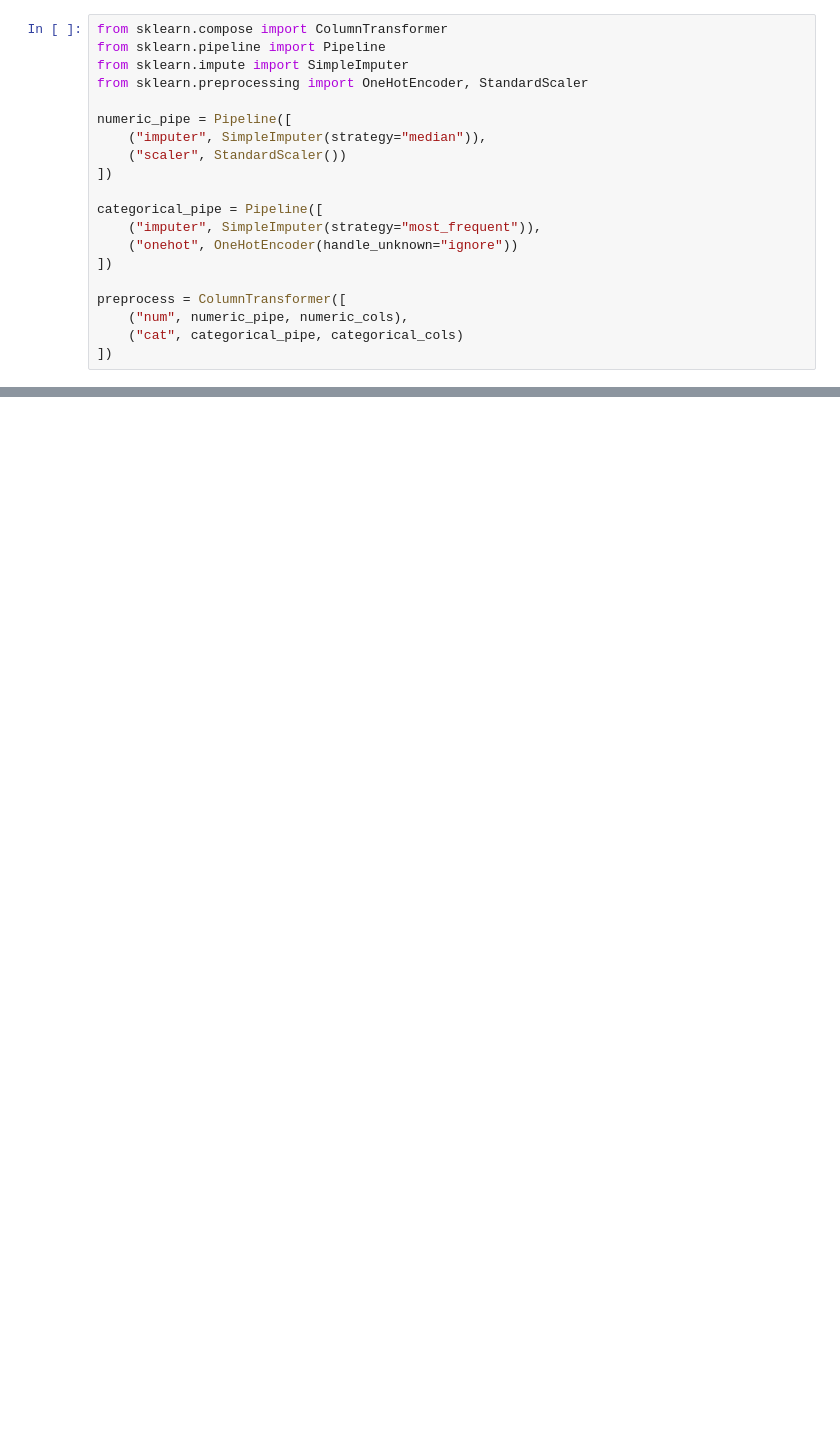
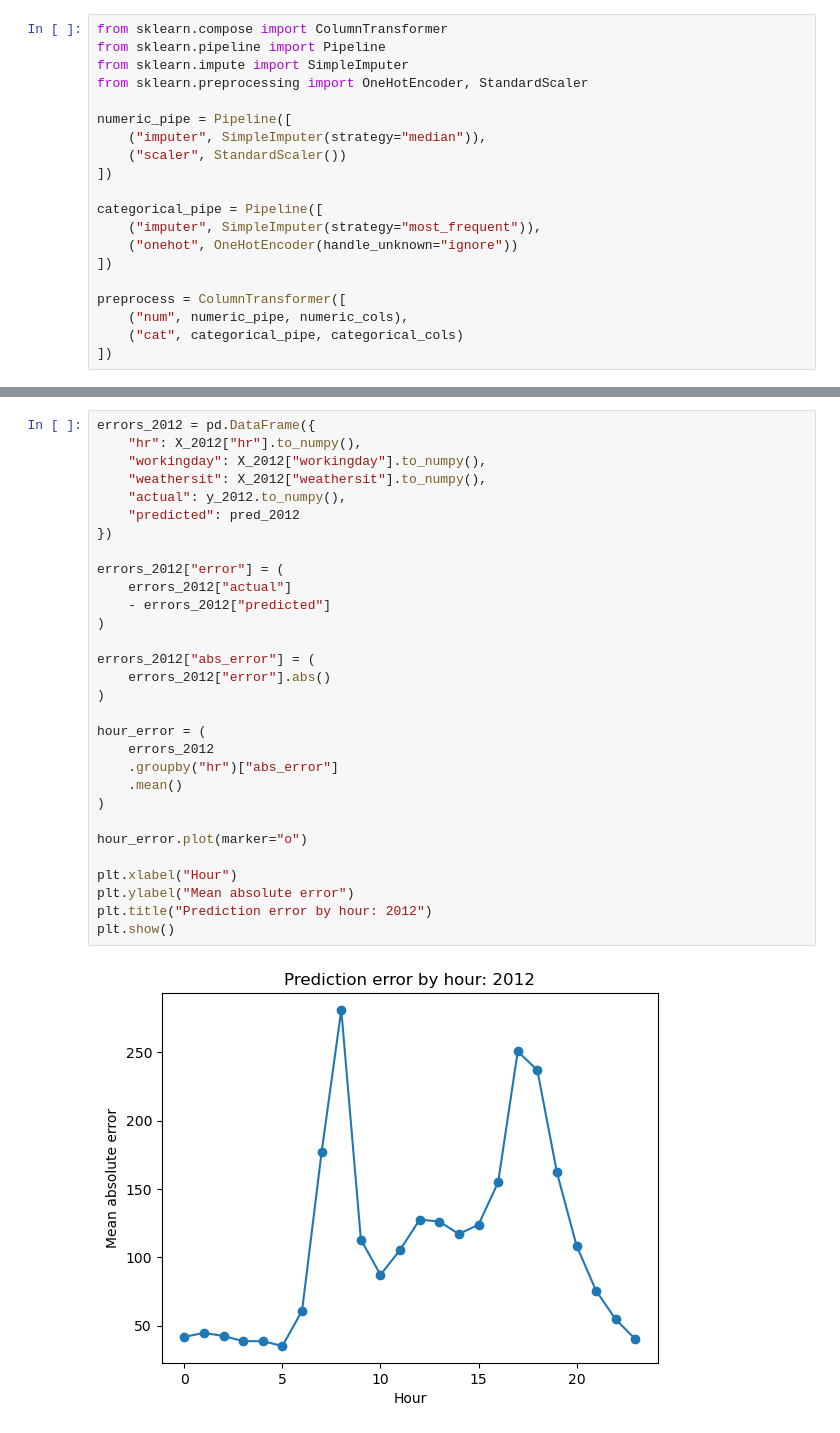
Before and after one commit to codingalzi/code-workout-ml, a Jupyter notebook: p1_project_bike_demand.ipynb, the cells around one changed output, grey strips where cells are left out. Drawn from its saved outputs; the diff is of its cells as text; blank space fills up the shorter version.

```diff
--- a/p1_project_bike_demand.ipynb
+++ b/p1_project_bike_demand.ipynb
@@ -892,0 +880,32 @@ AI가 작성한 결론에서 다음과 같은 문제가 있는지 찾는다.
+# %%
+errors_2012 = pd.DataFrame({
+    "hr": X_2012["hr"].to_numpy(),
+    "workingday": X_2012["workingday"].to_numpy(),
+    "weathersit": X_2012["weathersit"].to_numpy(),
+    "actual": y_2012.to_numpy(),
+    "predicted": pred_2012
+})
+
+errors_2012["error"] = (
+    errors_2012["actual"]
+    - errors_2012["predicted"]
+)
+
+errors_2012["abs_error"] = (
+    errors_2012["error"].abs()
+)
+
+hour_error = (
+    errors_2012
+    .groupby("hr")["abs_error"]
+    .mean()
+)
+
+hour_error.plot(marker="o")
+
+plt.xlabel("Hour")
+plt.ylabel("Mean absolute error")
+plt.title("Prediction error by hour: 2012")
+plt.show()
+# %% [output]
+[figure, added]
```
Also changed, not shown: parts of 114 cells of this notebook, 1 other file.
